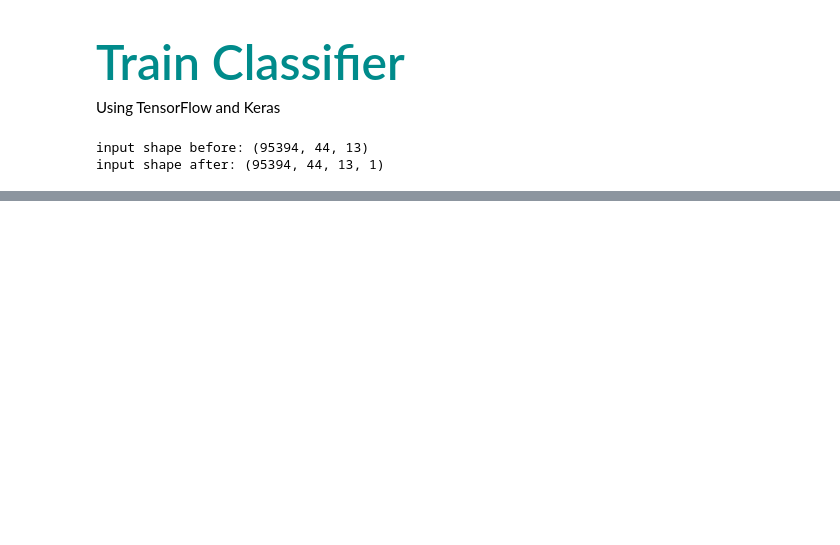
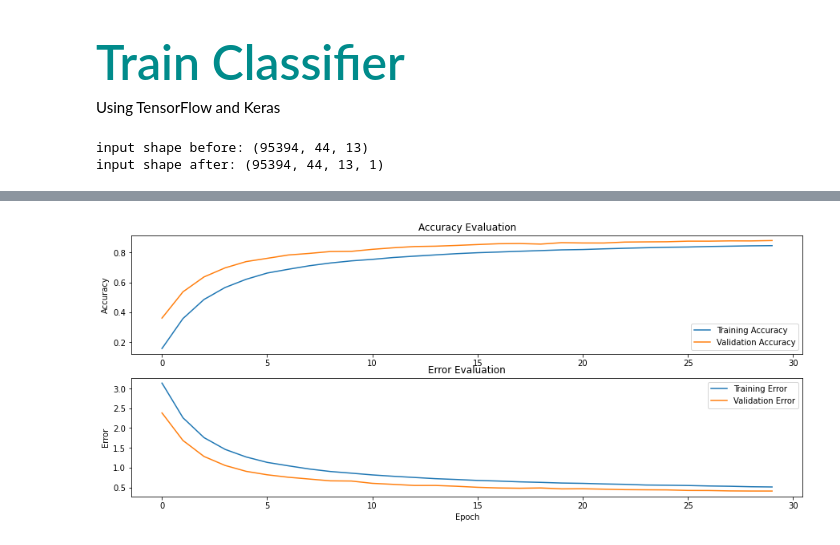
Before and after one commit to HNuijens/SpeechRecognition, a Jupyter notebook: Speech Commands/Train Model.ipynb, the cells around one changed output, grey strips where cells are left out. Saved outputs shown, nothing was run; the diff lists cells and outputs as text; code cells hidden in the pictures; blank space fills up the shorter version.

Commit message:
trained CNN model

```diff
--- a/Speech Commands/Train Model.ipynb
+++ b/Speech Commands/Train Model.ipynb
@@ -90,0 +104,11 @@ model = build_model(input_shape, LEARNING_RATE, )
+# %%
+# build model
+input_shape = [inputs.shape[1], inputs.shape[2], inputs.shape[3]]
+model = build_CNN_model(input_shape, len(mappings))
+# %%
+# compile model
+learning_rate = 0.0001
+optimizer = keras.optimizers.Adam(learning_rate)
+model.compile(optimizer = optimizer,
+             loss='sparse_categorical_crossentropy',
+             metrics = ['accuracy'])
@@ -90,0 +135,6 @@ model = build_model(input_shape, LEARNING_RATE, )
+# %%
+# train model
+history = model.fit(x_train, y_train,
+                   validation_data = (x_val, y_val),
+                   batch_size = 32,
+                   epochs = 30)
@@ -90,0 +159,25 @@ model = build_model(input_shape, LEARNING_RATE, )
+# %%
+ def plot_training_history(history, figsize = [15,6]):
+
+    fig, ax = plt.subplots(2, figsize=figsize)
+
+    # create accuracy subplot
+    ax[0].plot(history.history['accuracy'], label = 'Training Accuracy')
+    ax[0].plot(history.history['val_accuracy'], label = 'Validation Accuracy')
+    ax[0].set_ylabel('Accuracy')
+    ax[0].legend(loc='lower right')
+    ax[0].set_title('Accuracy Evaluation')
+
+    # create error subplot
+    ax[1].plot(history.history['loss'], label = 'Training Error')
+    ax[1].plot(history.history['val_loss'], label = 'Validation Error')
+    ax[1].set_ylabel('Error')
+    ax[1].set_xlabel('Epoch')
+    ax[1].legend(loc='upper right')
+    ax[1].set_title('Error Evaluation')
+
+    plt.show()
+# %%
+plot_training_history(history)
+# %% [output]
+[figure, added]
```
Also changed, not shown: parts of 6 cells of this notebook.
